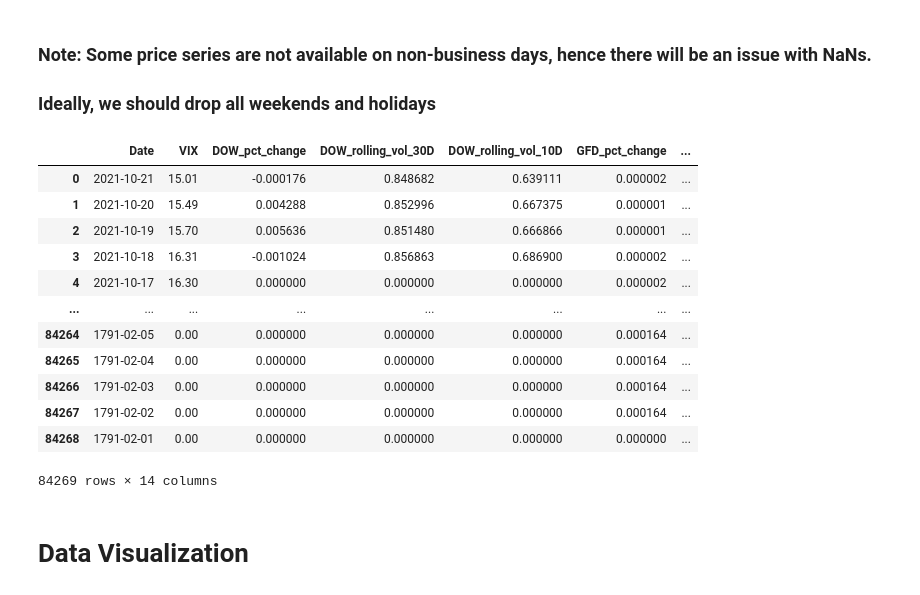
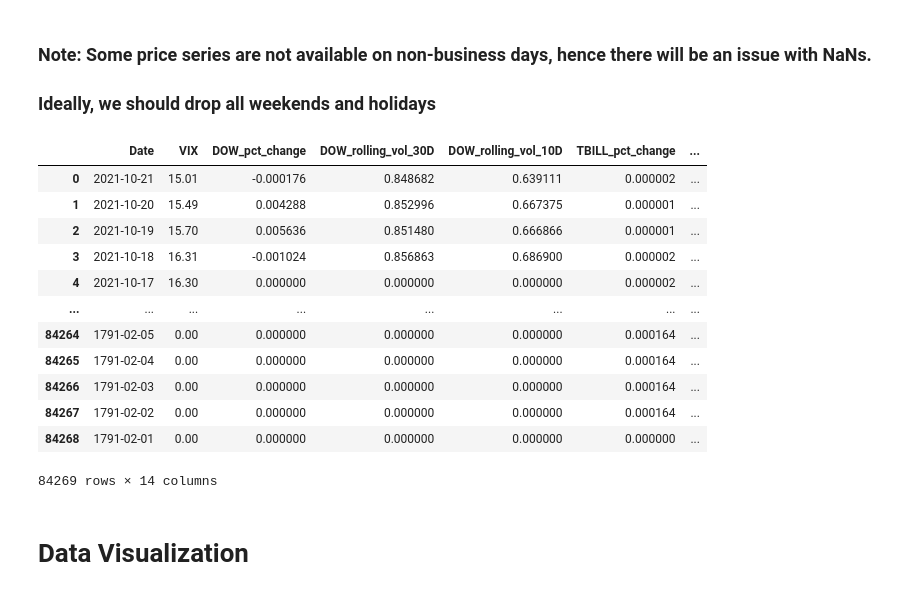
Before and after one commit to mattj949/CS230, a Jupyter notebook: LSTM Model.ipynb, the cells around one changed output. Drawn from its saved outputs; the diff is of its cells as text; code cells hidden in the pictures.

```diff
--- a/LSTM Model.ipynb
+++ b/LSTM Model.ipynb
@@ -67,35 +67,35 @@ def process_data(df, label, feature_engineering = True):
 
     return df
 
 # Process all of the data
 VIX = process_data(VIX_raw, 'VIX', feature_engineering = False) # We predict raw VIX levels.
 DOW = process_data(DOW_raw, 'DOW')
-GFD = process_data(GFD_raw, 'GFD')
+GFD = process_data(GFD_raw, 'TBILL')
 GOLD = process_data(GOLD_raw, 'GOLD')
 SPX = process_data(SPX_raw, 'SPX')
 #US_10YR = process_data(US_10YR, 'US_10YR')
 
 
 # Merge all of the data into one large dataframe
 from functools import reduce
 
 dfs = [VIX, DOW, GFD, GOLD, SPX]
 #dfs = [VIX, DOW, GFD, GOLD, SPX, US_10YR]
 data = reduce(lambda  left,right: pd.merge(left,right,on=['Date'], how='outer'), dfs)
 
 # Sort the data by descending date
 data = data.sort_values(by='Date', ascending=False).reset_index(drop=True)
 
 # Absent values should have percentage changes of zero.
 # But we want to front-fill the VIX volumn
 data.loc[:, 'VIX'] = data.loc[:,'VIX'].fillna(method='bfill') # Use old VIX values to fill nans in the future.
 
 # Everything remaining we can just fill with zero.
 data = data.fillna(value = 0.0)
 
 data
 # %% [output]
-|  | Date | VIX | DOW_pct_change | DOW_rolling_vol_30D | DOW_rolling_vol_10D | GFD_pct_change | ... |
+|  | Date | VIX | DOW_pct_change | DOW_rolling_vol_30D | DOW_rolling_vol_10D | TBILL_pct_change | ... |
 | 0 | 2021-10-21 | 15.01 | -0.000176 | 0.848682 | 0.639111 | 0.000002 | ... |
 | 1 | 2021-10-20 | 15.49 | 0.004288 | 0.852996 | 0.667375 | 0.000001 | ... |
 | 2 | 2021-10-19 | 15.70 | 0.005636 | 0.851480 | 0.666866 | 0.000001 | ... |
```
Also changed, not shown: parts of 7 cells of this notebook, 1 other file.
